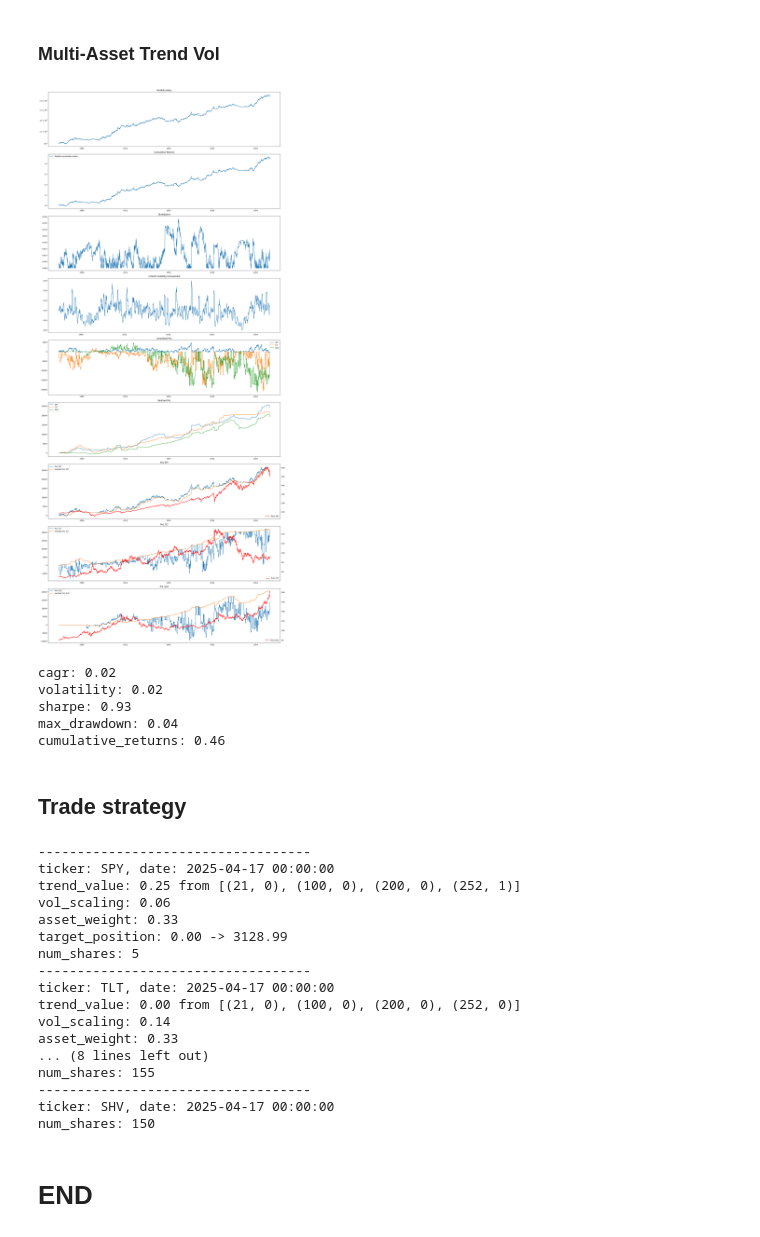
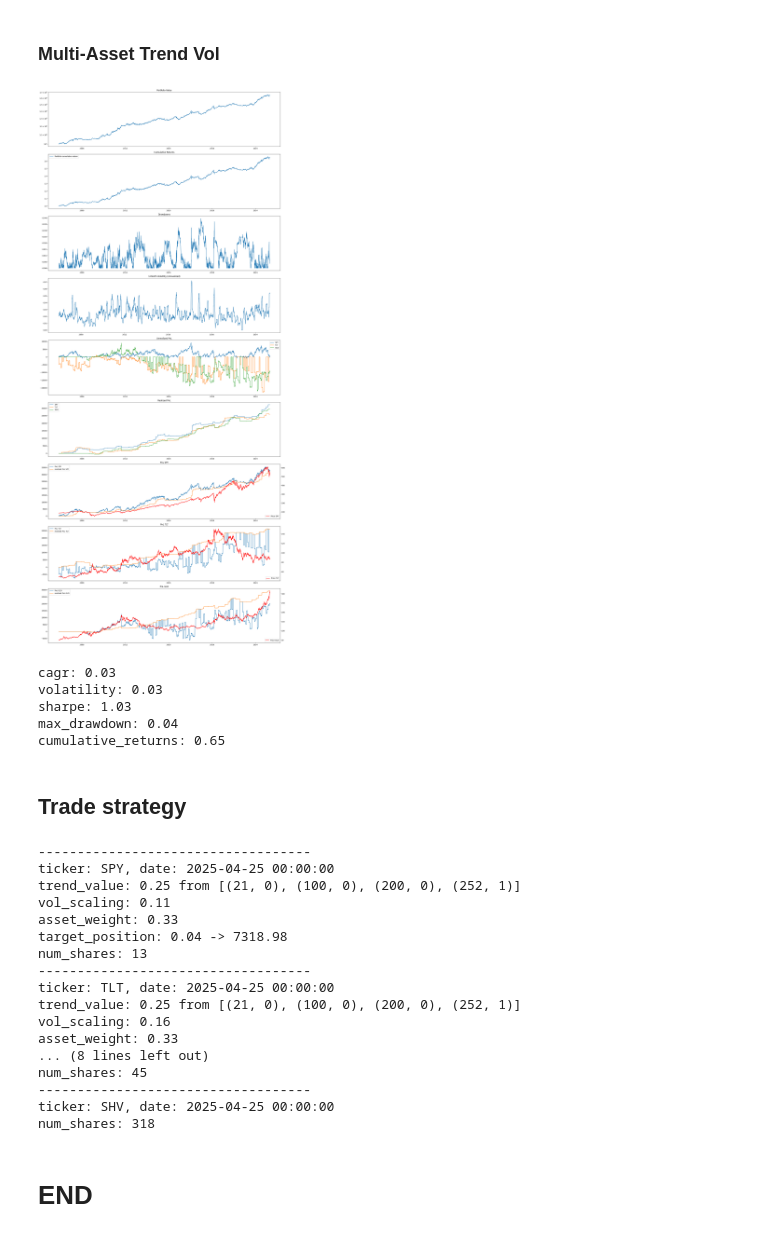
Before and after one commit to ag3nt3154/AlgoTester, a Jupyter notebook: trade_strategy_20250414.ipynb, the cells around one changed output. Cells and saved outputs as stored; diff of their text form; code cells hidden in the pictures.

```diff
--- a/trade_strategy_20250414.ipynb
+++ b/trade_strategy_20250414.ipynb
@@ -59,7 +59,7 @@ def load_data(data):
 
     fetcher = TickerPriceDataFetcher()
     asset_list = data['asset_list']
-    ticker_list = asset_list + [data[ticker]['vol_measure'] for ticker in data['asset_list']]
+    ticker_list = asset_list + [data[ticker]['vol_measure'] for ticker in data['asset_list'] if data[ticker]['vol_measure'] != '']
     ticker_list.append('SHV')
     price_data = fetcher.load_data(ticker_list=ticker_list)
 
@@ -134,9 +136,9 @@ INFO:utils.data_fetcher:Moved SHV_20250414.pkl to archive
 # %%
 lookforward_period = 21
 lookback_periods = [21, 100, 200, 252]
-rebalance_period = 5
-capital = 67204
-leverage = 10
+rebalance_period = 21
+capital = 66795
+leverage = 3
 atr_period = 14
 # %% [markdown]
 ## Data Preprocessing
@@ -288,41 +290,47 @@ class MultiAssetTrendVol(BaseStrategy):
                         trend_value += self.lookback_weights[period]
                 # Vol scaling
                 df_vol = self.dfs_vol[ticker]
                 vol_scaling = df_vol.loc[df_vol.index == pd.to_datetime(current_date), self.p.vol_scaling_col].values[0]
                 vol_scaling = np.clip(vol_scaling, 0, 1)
                 # Calculate target position
-                target_position = trend_value * vol_scaling * ticker_capital / self.data.close[0]
+                target_position = np.min([trend_value, vol_scaling]) * ticker_capital / self.data.close[0]
                 # target_position = int(target_position)
                 # Submit order
                 self._submit_order(ticker, target_position - current_position, self.data.close[0])
         self.rebalance_day += 1
 
 btr = BackTester({ticker: data[ticker]['data'] for ticker in data['asset_list']})
 btr.add_strategy(
     MultiAssetTrendVol,
     tickers=data['asset_list'],
     price_data={ticker: data[ticker]['data'] for ticker in data['asset_list']},
     rebalance_period=rebalance_period,
     dfs_vol={ticker: data[ticker]['data'] for ticker in data['asset_list']},
     lookback_periods=lookback_periods,
-    asset_weights={'SPY': 0.33, 'TLT': 0.33, 'GLD': 0.33},
+    asset_weights={
+        'SPY': 1,
+        'TLT': 1,
+        'GLD': 1,
+    #     'DBA': 1,
+    #     'EEM': 1,
+    },
     vol_scaling_col='vol_scaling_percentile_pred',
     # vol_scaling_col='vol_scaling_percentile',
     # vol_scaling_col='vol_scaling_minmax_pred',
     # lookback_weights={21: 21, 100: 100, 252: 252},
 )
 results = btr.backtest()
 btr.plot_results()
 for key in results:
     if key == 'returns': continue
     print(f"{key}: {results[key]:.2f}")
 # %% [output]
-[figure, old version]
+[figure, new version]
-cagr: 0.02
-volatility: 0.02
-sharpe: 0.93
+cagr: 0.03
+volatility: 0.03
+sharpe: 1.03
 max_drawdown: 0.04
-cumulative_returns: 0.46
+cumulative_returns: 0.65
 # %% [markdown]
 ## Trade strategy
 # %%
@@ -353,7 +361,7 @@ for ticker in data['asset_list']:
     asset_weight = 1 / len(data['asset_list'])
 
     # target position
-    target_sizing = trend_value * vol_scaling * asset_weight
+    target_sizing = np.min([trend_value, vol_scaling]) * asset_weight
     target_position =  target_sizing * leveraged_capital
     consumed_capital += target_position
 
@@ -374,21 +382,21 @@ print(f'ticker: SHV, date: {df.index[-1]}')
 print(f'num_shares: {num_shares}')
 # %% [output]
 -----------------------------------
-ticker: SPY, date: 2025-04-17 00:00:00
+ticker: SPY, date: 2025-04-25 00:00:00
 trend_value: 0.25 from [(21, 0), (100, 0), (200, 0), (252, 1)]
-vol_scaling: 0.06
+vol_scaling: 0.11
 asset_weight: 0.33
-target_position: 0.00 -> 3128.99
-num_shares: 5
+target_position: 0.04 -> 7318.98
+num_shares: 13
 -----------------------------------
-ticker: TLT, date: 2025-04-17 00:00:00
-trend_value: 0.00 from [(21, 0), (100, 0), (200, 0), (252, 0)]
-vol_scaling: 0.14
+ticker: TLT, date: 2025-04-25 00:00:00
+trend_value: 0.25 from [(21, 0), (100, 0), (200, 0), (252, 1)]
+vol_scaling: 0.16
 asset_weight: 0.33
 ... (8 lines left out)
-num_shares: 155
+num_shares: 45
 -----------------------------------
-ticker: SHV, date: 2025-04-17 00:00:00
-num_shares: 150
+ticker: SHV, date: 2025-04-25 00:00:00
+num_shares: 318
 # %% [markdown]
 # END
```
Also changed, not shown: parts of 3 cells of this notebook, 33 other files.
